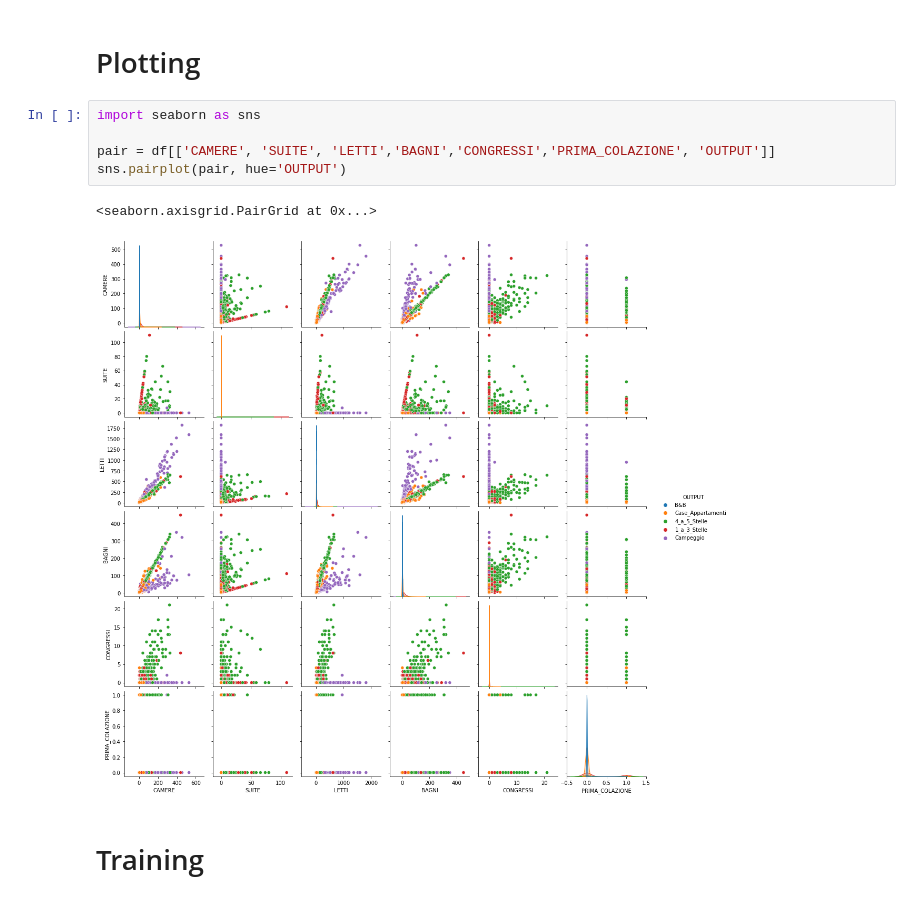
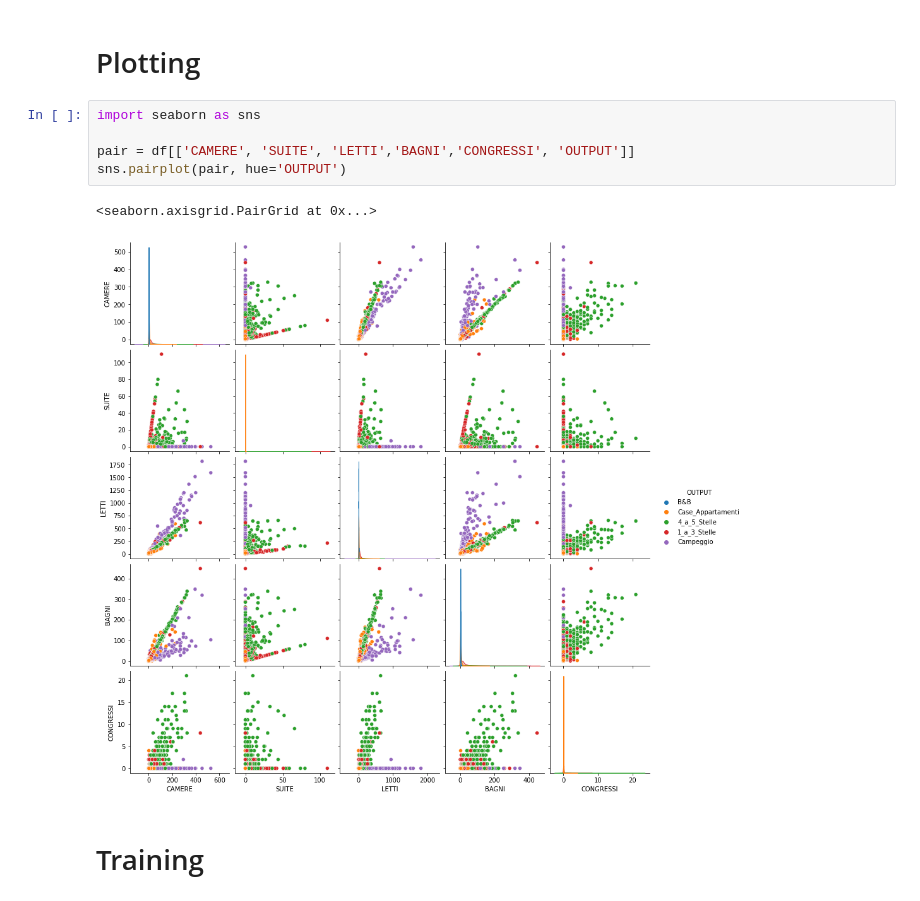
Before and after one commit to LucaPrg/Structure-Classification, a Jupyter notebook: Structures_classification.ipynb, the cells around one changed output. Drawn from its saved outputs; the diff is of its cells as text.

```diff
--- a/Structures_classification.ipynb
+++ b/Structures_classification.ipynb
@@ -147,11 +145,11 @@ x_train,x_test,y_train,y_test = train_test_split(X,Y,test_size=0.2)
 # %%
 import seaborn as sns
 
-pair = df[['CAMERE', 'SUITE', 'LETTI','BAGNI','CONGRESSI','PRIMA_COLAZIONE', 'OUTPUT']]
+pair = df[['CAMERE', 'SUITE', 'LETTI','BAGNI','CONGRESSI', 'OUTPUT']]
 sns.pairplot(pair, hue='OUTPUT')
 # %% [output]
 <seaborn.axisgrid.PairGrid at 0x...>
-[figure, old version]
+[figure, new version]
 # %% [markdown]
 # Training
 # %%
```
Also changed, not shown: parts of 11 cells of this notebook.
